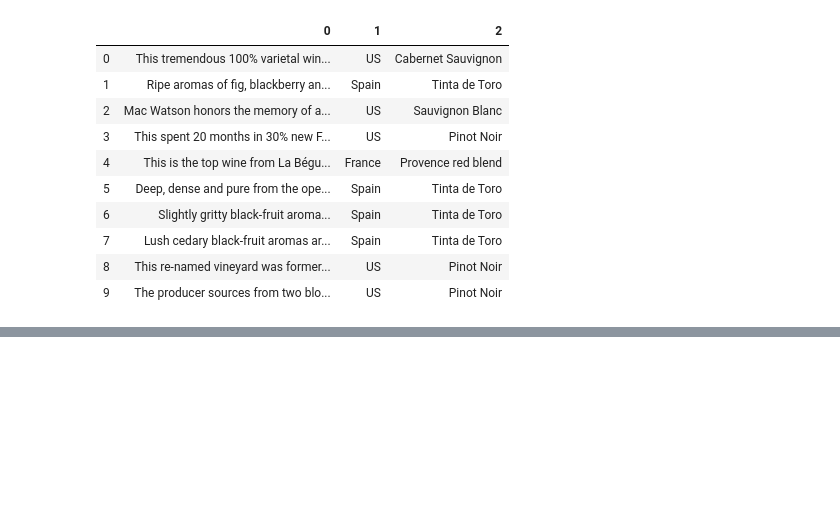
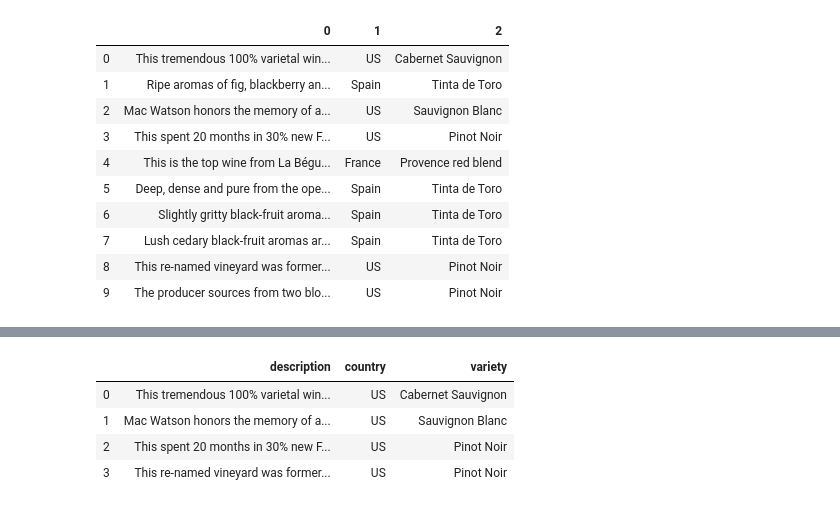
Before and after one commit to david7davila/Pronostico-Ventas-industria-de-VideoJuegos, a Jupyter notebook: Practicas/Practica 3.ipynb, the cells around one changed output, grey strips where cells are left out. Saved outputs shown, nothing was run; the diff lists cells and outputs as text; code cells hidden in the pictures; blank space fills up the shorter version.

```diff
--- a/Practicas/Practica 3.ipynb
+++ b/Practicas/Practica 3.ipynb
@@ -155,0 +154,13 @@ ValueError: Length mismatch: Expected axis has 4 elements, new values have 3 ele
+# %%
+header = ['description','country',  'variety']
+writer = Data3[Data3['country'] == 'US']
+writer.to_csv('us-wine.csv', columns = header, index=False)
+
+lol = pd.read_csv('us-wine.csv')
+lol.head(4)
+# %% [output]
+|  | description | country | variety |
+| 0 | This tremendous 100% varietal win... | US | Cabernet Sauvignon |
+| 1 | Mac Watson honors the memory of a... | US | Sauvignon Blanc |
+| 2 | This spent 20 months in 30% new F... | US | Pinot Noir |
+| 3 | This re-named vineyard was former... | US | Pinot Noir |
```
Also changed, not shown: parts of 9 cells of this notebook, 3 other files.
